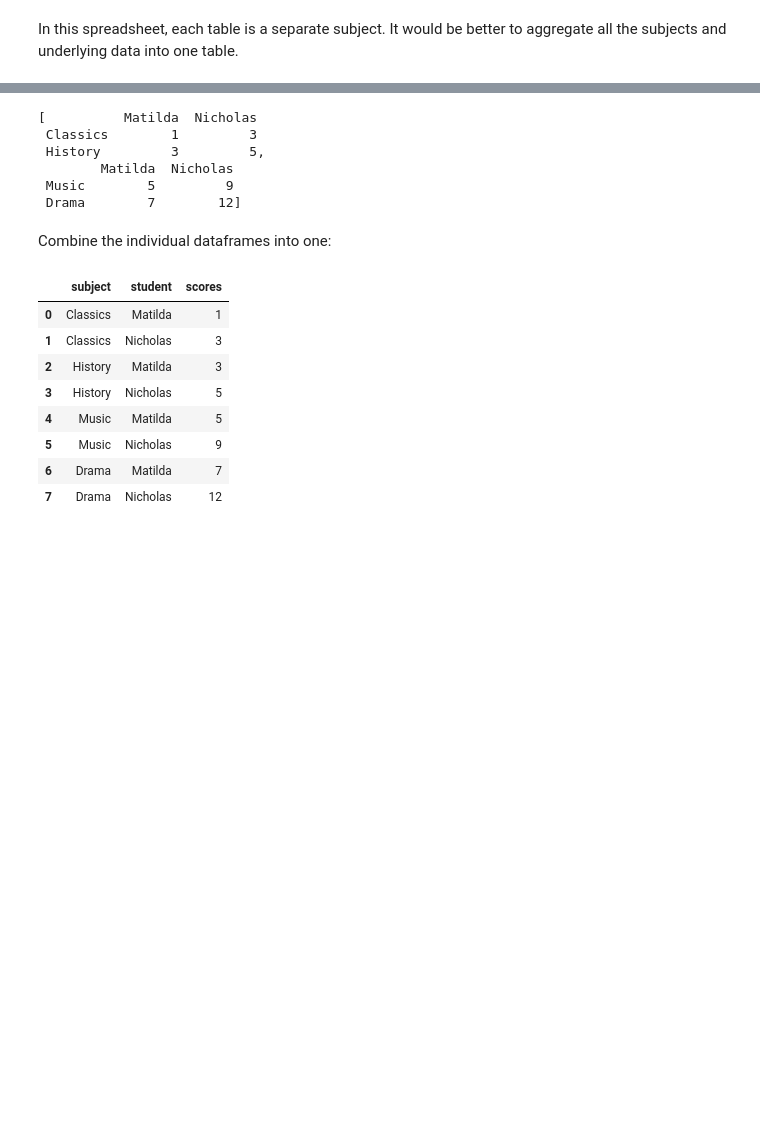
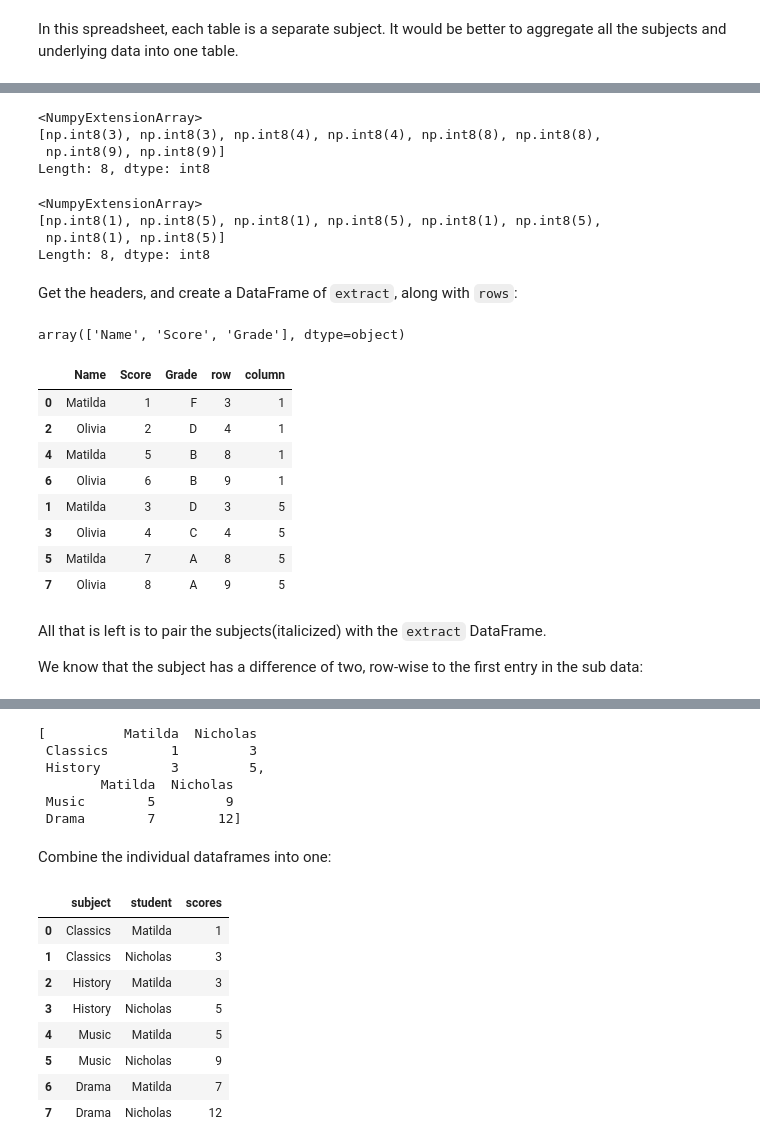
Before and after one commit to samukweku/data-wrangling-blog, a Jupyter notebook: notebooks/Small-Multiples.ipynb, the cells around one changed output, grey strips where cells are left out. Saved outputs shown, nothing was run; the diff lists cells and outputs as text; code cells hidden in the pictures; blank space fills up the shorter version.

```diff
--- a/notebooks/Small-Multiples.ipynb
+++ b/notebooks/Small-Multiples.ipynb
@@ -73,0 +97,4 @@ The image below illustrates the main concepts of the above code.
+# %%
+# we know there are three columns per subset of data
+extract = data.value.array.reshape((-1, 3))
+extract
@@ -73,0 +114,49 @@ The image below illustrates the main concepts of the above code.
+# %%
+# apply same concept to reshape the row and column
+# required to pair the subjects to the data
+rows = data.row.array.reshape((-1, 3))[:, 0]
+rows
+# %% [output]
+<NumpyExtensionArray>
+[np.int8(3), np.int8(3), np.int8(4), np.int8(4), np.int8(8), np.int8(8),
+ np.int8(9), np.int8(9)]
+Length: 8, dtype: int8
+# %%
+columns = data.column.array.reshape((-1, 3))[:, 0]
+columns
+# %% [output]
+<NumpyExtensionArray>
+[np.int8(1), np.int8(5), np.int8(1), np.int8(5), np.int8(1), np.int8(5),
+ np.int8(1), np.int8(5)]
+Length: 8, dtype: int8
+# %% [markdown]
+Get the headers, and create a DataFrame of `extract`, along with `rows`:
+# %%
+headers = frame.loc[bold, "value"].unique()
+headers
+# %% [output]
+array(['Name', 'Score', 'Grade'], dtype=object)
+# %%
+extract = (
+    pd.DataFrame(extract, columns=headers)
+    .assign(row=rows, column=columns)
+    # order necessary for when patching subjects
+    # into the DatFrame
+    .astype({"Score": np.int8})
+    .sort_values(["column", "row"])
+)
+extract
+# %% [output]
+|  | Name | Score | Grade | row | column |
+| 0 | Matilda | 1 | F | 3 | 1 |
+| 2 | Olivia | 2 | D | 4 | 1 |
+| 4 | Matilda | 5 | B | 8 | 1 |
+| 6 | Olivia | 6 | B | 9 | 1 |
+| 1 | Matilda | 3 | D | 3 | 5 |
+| 3 | Olivia | 4 | C | 4 | 5 |
+| 5 | Matilda | 7 | A | 8 | 5 |
+| 7 | Olivia | 8 | A | 9 | 5 |
+# %% [markdown]
+All that is left is to pair the subjects(italicized) with the `extract` DataFrame.
+
+We know that the subject has a difference of two, row-wise to the first entry in the sub data:
```
Also changed, not shown: parts of 36 cells of this notebook, 2 other files.
